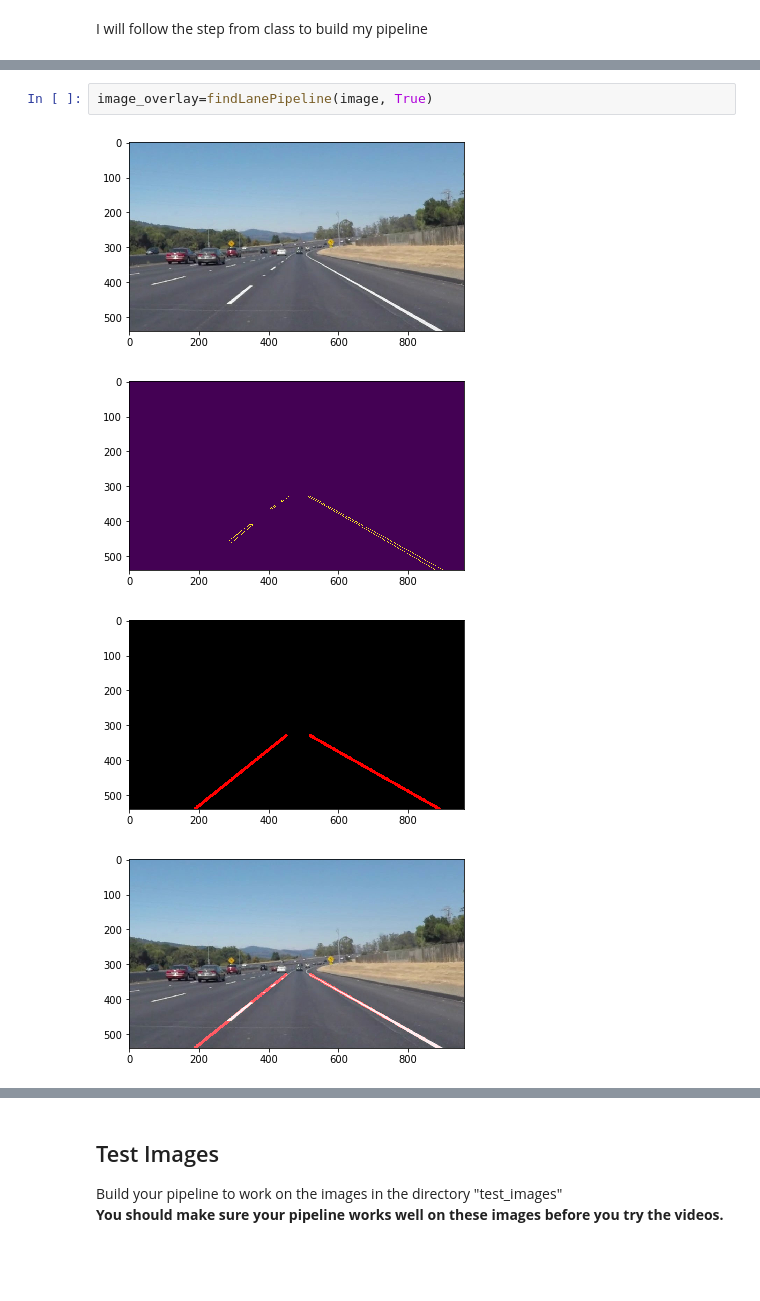
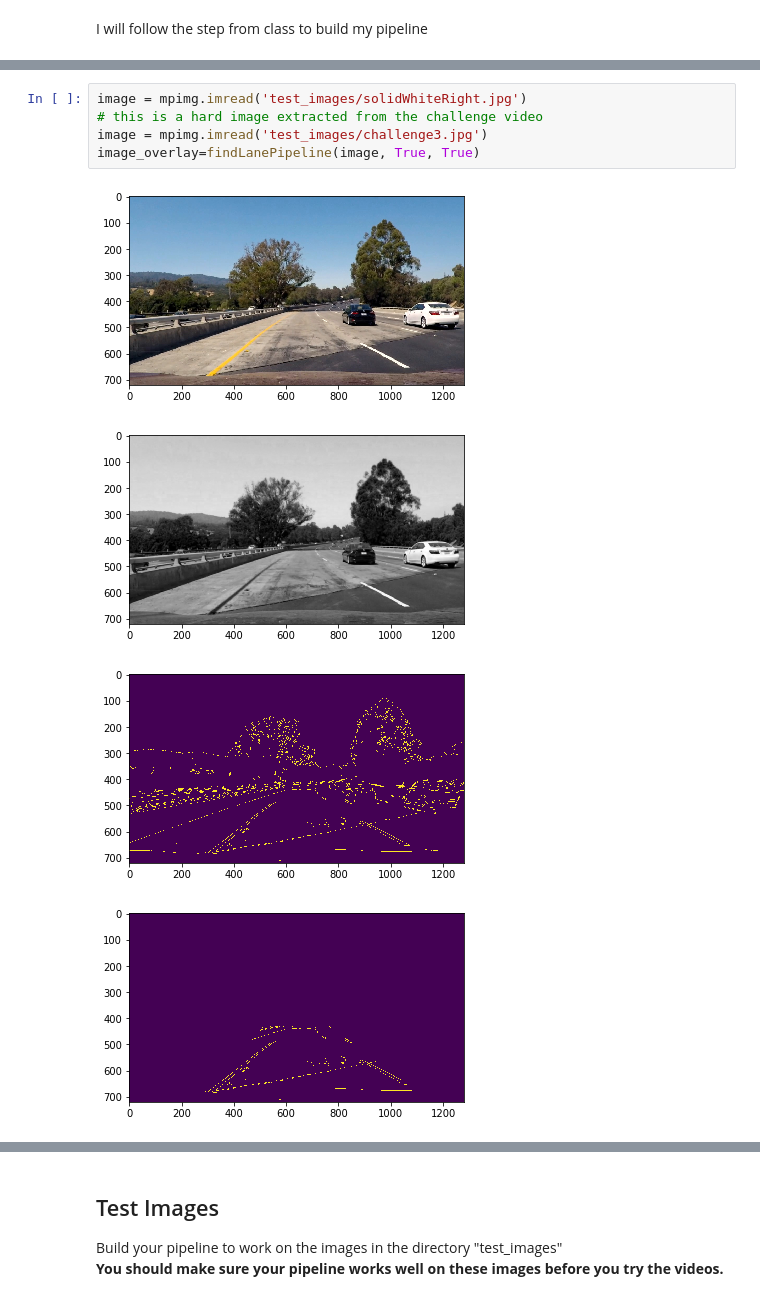
Before and after one commit to liuxin00738/CarND-LaneLines-P1, a Jupyter notebook: P1.ipynb, the cells around one changed output, grey strips where cells are left out. Cells and saved outputs as stored; diff of their text form; blank space fills up the shorter version.

Commit message:
Cleaned up version working with all three videos Using the blue channel of image instead of the gray image Seems to be better for the challenged video

```diff
--- a/P1.ipynb
+++ b/P1.ipynb
@@ -260,9 +283,12 @@ def findLanePipeline(image, debug=False):
 
     return overlay_img
-# %%
-image_overlay=findLanePipeline(image, True)
-# %% [output]
-[figure, removed]
-[figure, removed]
-[figure, removed]
-[figure, removed]
+# %%
+image = mpimg.imread('test_images/solidWhiteRight.jpg')
+# this is a hard image extracted from the challenge video
+image = mpimg.imread('test_images/challenge3.jpg')
+image_overlay=findLanePipeline(image, True, True)
+# %% [output]
+[figure, added]
+[figure, added]
+[figure, added]
+[figure, added]
```
Also changed, not shown: parts of 9 cells of this notebook, 17 other files.
